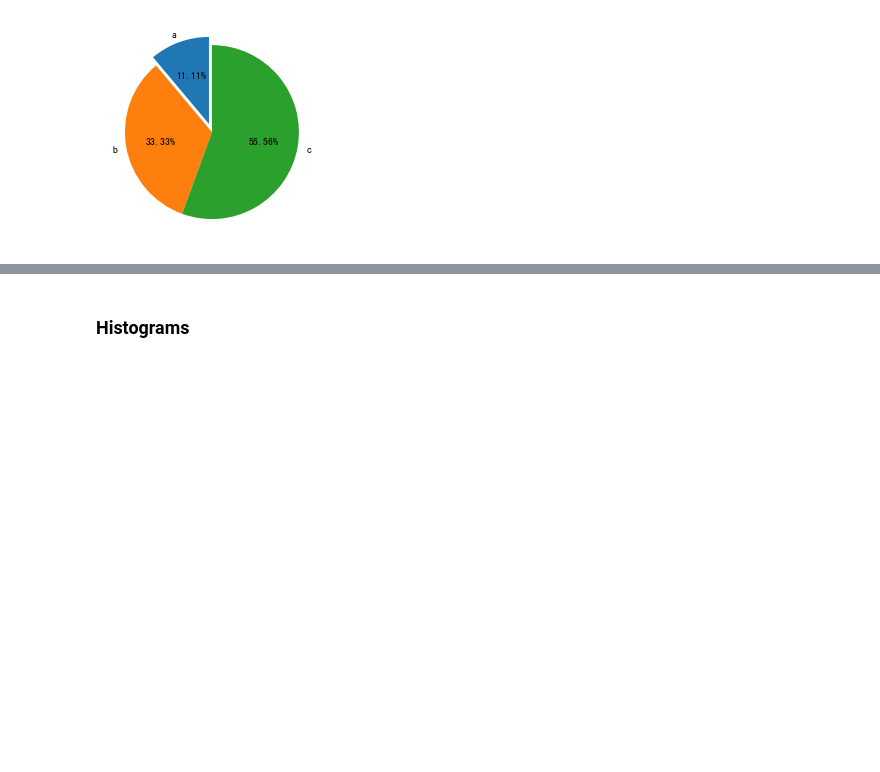
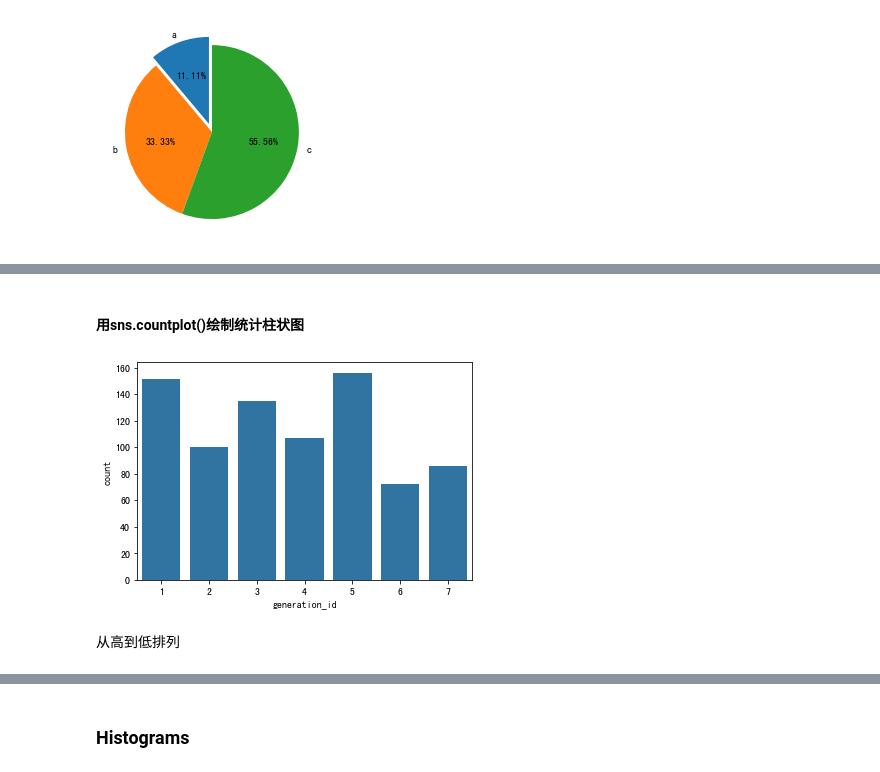
Before and after one commit to Alex-YuZ/Data-Visualization, a Jupyter notebook: Data_Visualization.ipynb, the cells around one changed output, grey strips where cells are left out. Saved outputs shown, nothing was run; the diff lists cells and outputs as text; code cells hidden in the pictures; blank space fills up the shorter version.

Commit message:
feat: define categorical data to plot a countplot

```diff
--- a/Data_Visualization.ipynb
+++ b/Data_Visualization.ipynb
@@ -72,3 +73,6 @@ labels = ['a', 'b', 'c']
 plt.pie(x, startangle=90, explode=[.1, 0, 0], labels=labels, autopct="%.2f%%");
 # %% [output]
 [figure]
+# %%
+pokemon = pd.read_csv("pokemon.csv")
+pokemon.head()
@@ -74,0 +86,11 @@ plt.pie(x, startangle=90, explode=[.1, 0, 0], labels=labels, autopct="%.2f%%");
+# %% [markdown]
+#### 用sns.countplot()绘制统计柱状图
+# %%
+# 用sns.countplot()绘制统计柱状图
+base_color = sns.color_palette()[0]
+# %%
+sns.countplot(data=pokemon, x='generation_id', color=base_color);
+# %% [output]
+[figure, added]
+# %% [markdown]
+从高到低排列
```
Also changed, not shown: parts of 23 cells of this notebook.
